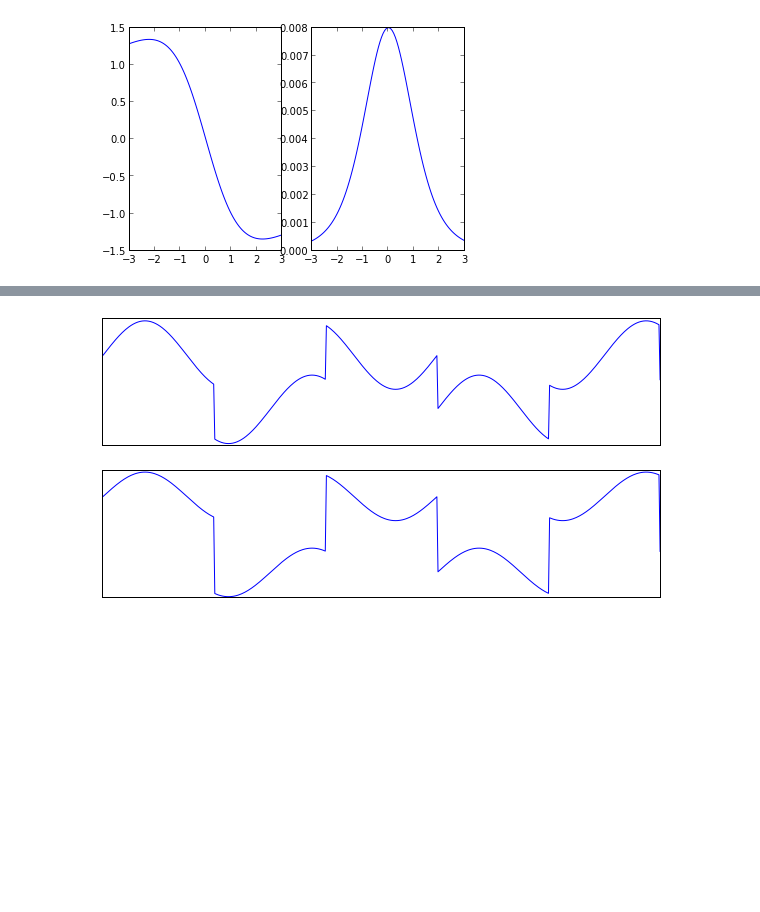
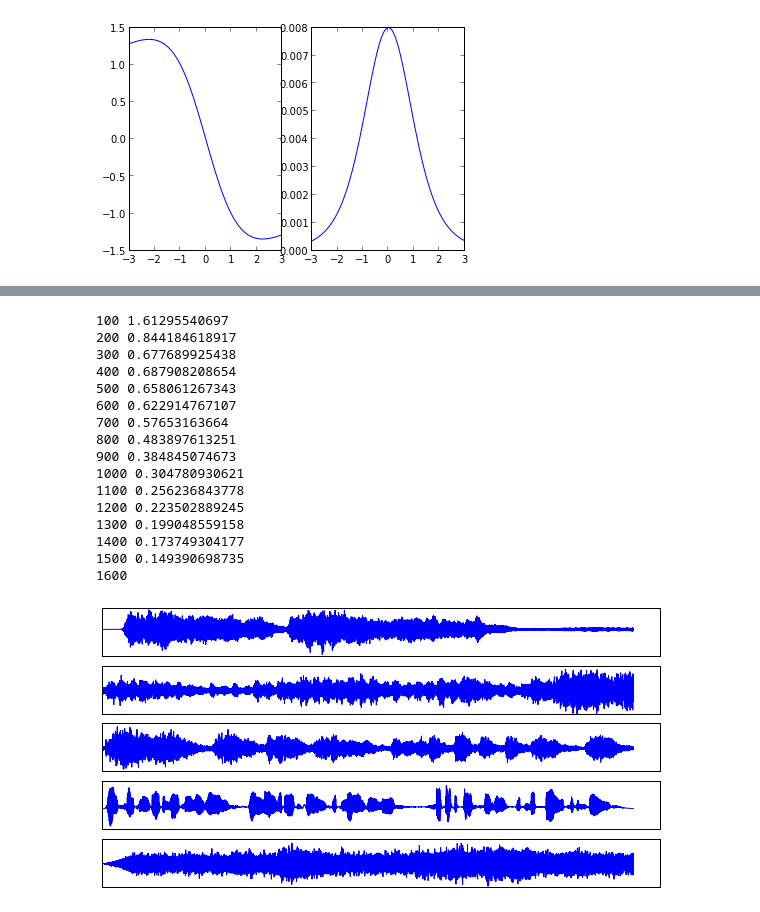
Before and after one commit to stathischaritos/ML-ICA, a Jupyter notebook: ML_LAB_1.ipynb, the cells around one changed output, grey strips where cells are left out. Cells and saved outputs as stored; diff of their text form; code cells hidden in the pictures; blank space fills up the shorter version.

```diff
--- a/ML_LAB_1.ipynb
+++ b/ML_LAB_1.ipynb
@@ -245,8 +292,22 @@ def ICA(X, activation_function, learning_rate = 0.001 , iterations = 1):
 # %%
-W = ICA(wX,a0,0.001,10)
+W = batchICA(wX,a2,0.01,0.1)
 a = dot(W,wX)
 rcParams['figure.figsize'] = 10, 5
-##plot_signals(wX)
 plot_signals(a)
 # %% [output]
-[figure, removed]
+100 1.61295540697
+200 0.844184618917
+300 0.677689925438
+400 0.687908208654
+500 0.658061267343
+600 0.622914767107
+700 0.57653163664
+800 0.483897613251
+900 0.384845074673
+1000 0.304780930621
+1100 0.256236843778
+1200 0.223502889245
+1300 0.199048559158
+1400 0.173749304177
+1500 0.149390698735
+1600
@@ -252,0 +319,18 @@ plot_signals(a)
+# %%
+# Load audio sources
+source_files = ['beet.wav', 'beet9.wav', 'beet92.wav', 'mike.wav', 'street.wav']
+wav_data = []
+sample_rate = None
+for f in source_files:
+    sr, data = scipy.io.wavfile.read(f)
+    if sample_rate is None:
+        sample_rate = sr
+    else:
+        assert(sample_rate == sr)
+    wav_data.append(data[:190000])  # cut off the last part so that all signals have same length
+
+# Create source and measurement data
+S = np.c_[wav_data]
+plot_signals(S)
+# %% [output]
+[figure, added]
```
Also changed, not shown: parts of 11 cells of this notebook, 5 other files.
